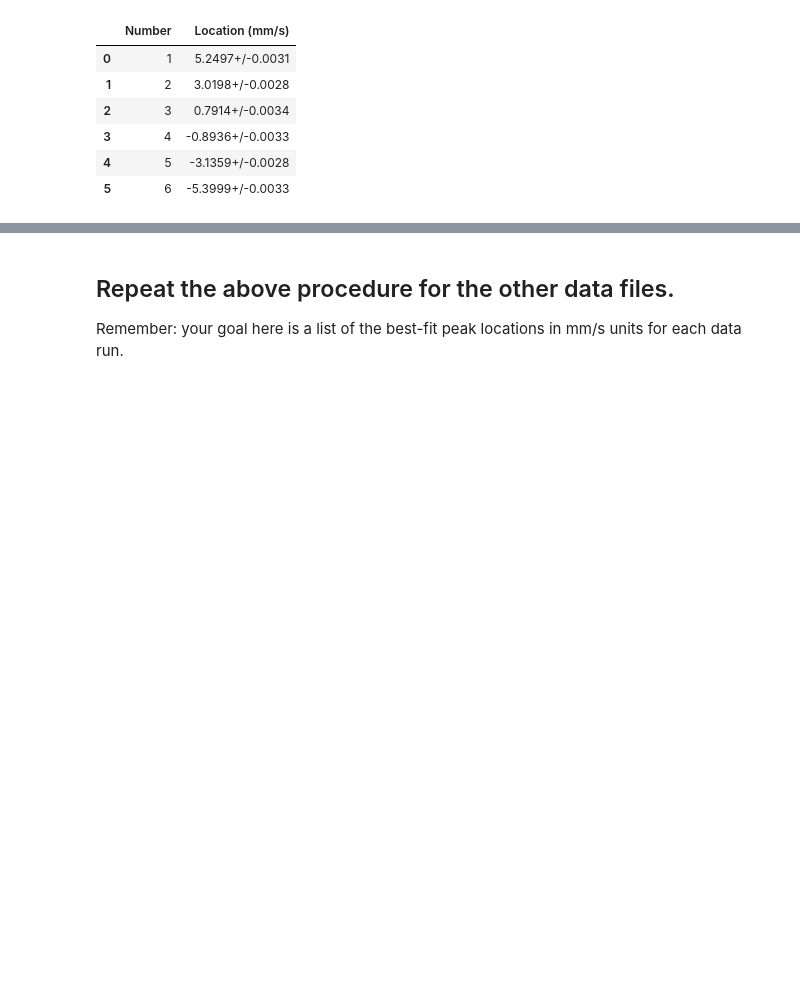
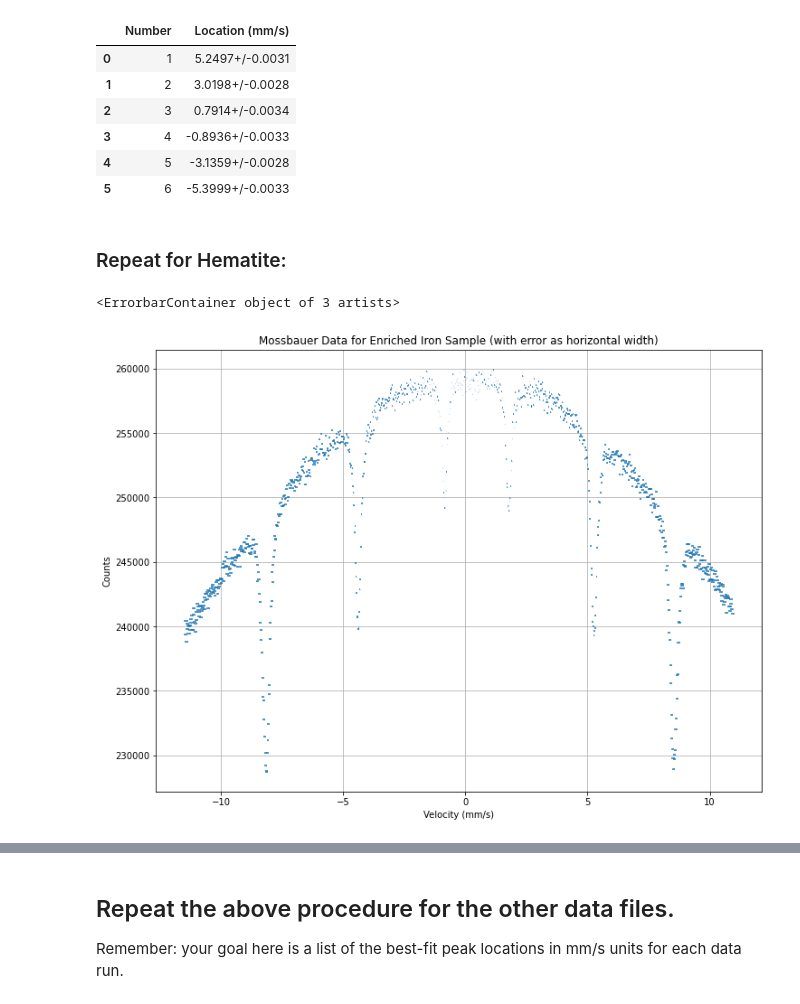
Before and after one commit to ahserhan/CMX, a Jupyter notebook: Mossbauer Specctroscopy/Mossbauer Full Analysis (Template).ipynb, the cells around one changed output, grey strips where cells are left out. Drawn from its saved outputs; the diff is of its cells as text; code cells hidden in the pictures; blank space fills up the shorter version.

```diff
--- a/Mossbauer Specctroscopy/Mossbauer Full Analysis (Template).ipynb
+++ b/Mossbauer Specctroscopy/Mossbauer Full Analysis (Template).ipynb
@@ -297,20 +297,26 @@ Fe_peaks_df
 | 3 | 4 | -0.8936+/-0.0033 |
 | 4 | 5 | -3.1359+/-0.0028 |
 | 5 | 6 | -5.3999+/-0.0033 |
+# %% [markdown]
+### Repeat for Hematite:
 # %%
 #Read in the enriched_Fe data:
-Fe = pd.read_csv('EnrichedFe.csv')
+Hem = pd.read_csv('Fe2O3.csv')
 
 # Apply the calibration:
-Fe['velocity'] = velocity_cal(Fe['Ch'],Vpp['Fe'])
+Hem['velocity'] = velocity_cal(Hem['Ch'],Vpp['Fe2O3'])
 
-#conver the unc object to normal array
-Fe_velocity = unp.nominal_values(Fe['velocity'])
-Fe_unc = unp.std_devs(Fe['velocity'])
+# convert the unc object to normal array
+Hem_velocity = unp.nominal_values(Hem['velocity'])
+Hem_unc = unp.std_devs(Hem['velocity'])
+
 # Sanity plot
 myfig = plt.figure(figsize=(12,9))
 plt.grid()
 plt.xlabel(r'Velocity (mm/s)')
 plt.ylabel(r'Counts')
 plt.title('Mossbauer Data for Enriched Iron Sample (with error as horizontal width)')
-plt.errorbar(Fe_velocity, Fe['Ct'], xerr=Fe_unc, fmt='o', markersize=0.1)
+plt.errorbar(Hem_velocity, Hem['Ct'], xerr=Hem_unc, fmt='o', markersize=0.1)
+# %% [output]
+<ErrorbarContainer object of 3 artists>
+[figure, added]
```
Also changed, not shown: parts of 2 cells of this notebook.
